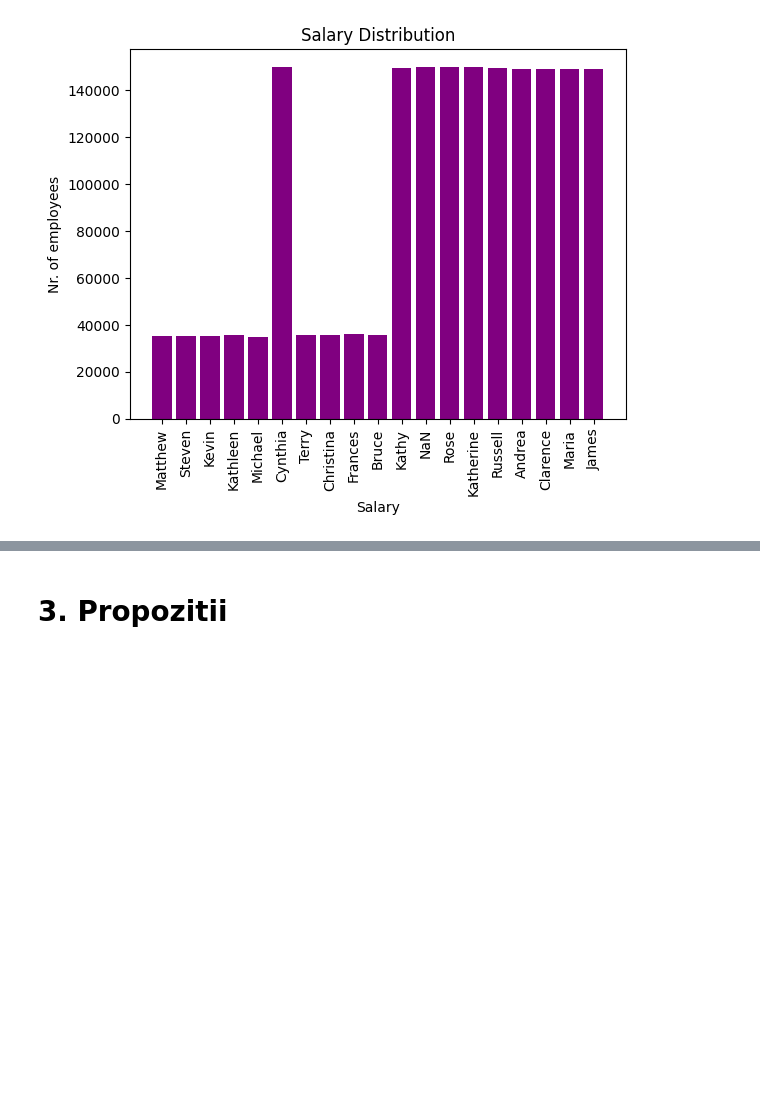
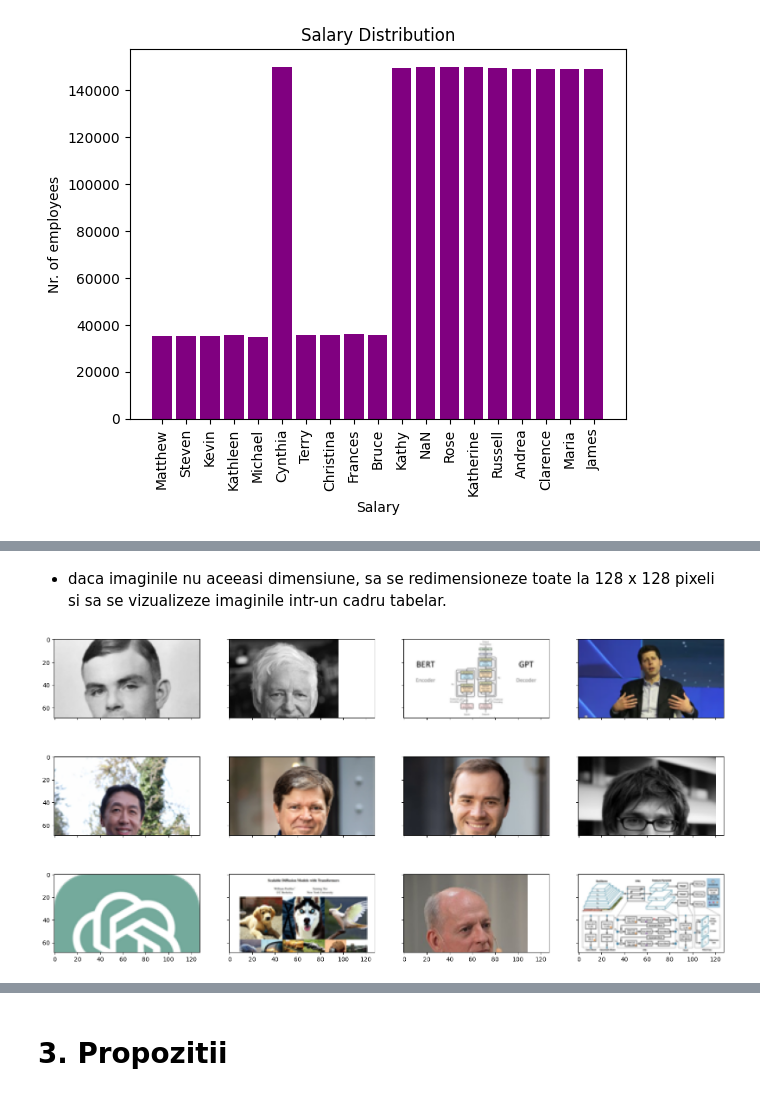
Before and after one commit to RegusAl/UBB, a Jupyter notebook: Semestrul 4/Inteligenta Artificiala/Laboratoare/Lab 2/Lab2.ipynb, the cells around one changed output, grey strips where cells are left out. Drawn from its saved outputs; the diff is of its cells as text; code cells hidden in the pictures; blank space fills up the shorter version.

```diff
--- a/Semestrul 4/Inteligenta Artificiala/Laboratoare/Lab 2/Lab2.ipynb
+++ b/Semestrul 4/Inteligenta Artificiala/Laboratoare/Lab 2/Lab2.ipynb
@@ -138,0 +150,25 @@ plt.show()
+# %% [markdown]
+- daca imaginile nu aceeasi dimensiune, sa se redimensioneze toate la 128 x 128 pixeli si sa se vizualizeze imaginile intr-un cadru tabelar.
+# %%
+import glob
+
+file_type = "*"
+src_folder = "images/"
+
+image_folder = glob.glob(src_folder + file_type)
+
+fig, ax = plt.subplots(3, 4, figsize=(20, 10), sharex=True, sharey=True)
+
+i = 0
+j = 0
+
+for image in image_folder:
+    image = Image.open(image)
+    image.thumbnail((128, 128))
+    ax[j][i].imshow(image, cmap=plt.cm.gray)
+    j+=1
+    if j % 3 == 0:
+        i += 1
+        j = 0
+# %% [output]
+[figure, added]
```
Also changed, not shown: parts of 15 cells of this notebook, 13 other files.
